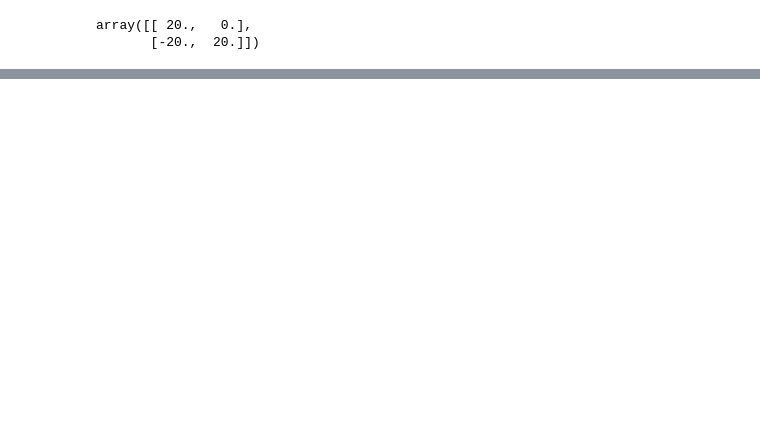
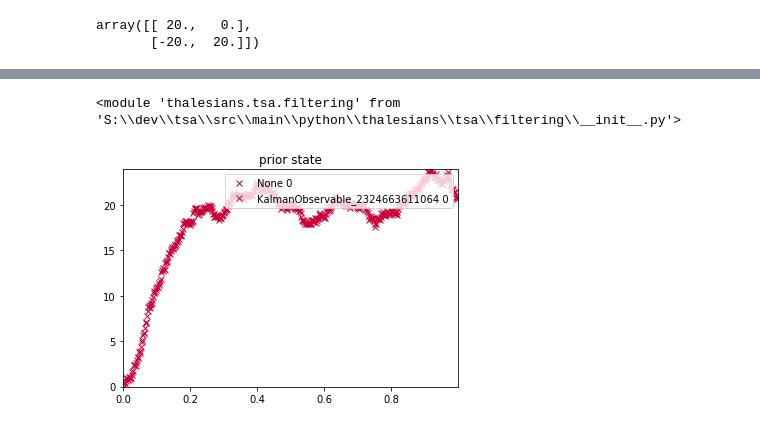
Before and after one commit to thalesians/tsa, a Jupyter notebook: src/jupyter/python/multiscaleou.ipynb, the cells around one changed output, grey strips where cells are left out. Drawn from its saved outputs; the diff is of its cells as text; code cells hidden in the pictures; blank space fills up the shorter version.

Commit message:
Made it possible to produce some filtering plots offline.

```diff
--- a/src/jupyter/python/multiscaleou.ipynb
+++ b/src/jupyter/python/multiscaleou.ipynb
@@ -35,3 +36,14 @@ filtr = filtering.kalman.KalmanFilter(time=df.index[0], state_distr=N(mean=npu.c
 state_observable = filtr.create_identity_observable(X)
 first_observable = filtr.create_observable(kalman.KalmanFilterObsModel.create([[1., 0.]]), X)
 last_observable = filtr.create_observable(kalman.KalmanFilterObsModel.create([[0., 1.]]), X)
+# %%
+import importlib
+importlib.reload(filtering)
+# %% [output]
+<module 'thalesians.tsa.filtering' from 'S:\\dev\\tsa\\src\\main\\python\\thalesians\\tsa\\filtering\\__init__.py'>
+# %%
+run_df = filtering.run(observable=last_observable, obss=1, df=df, return_df=True)
+# %%
+sp = visual.StatePlot(); sp.process_run_df(run_df)
+# %% [output]
+[figure, added]
```
Also changed, not shown: parts of 6 cells of this notebook, 4 other files.
